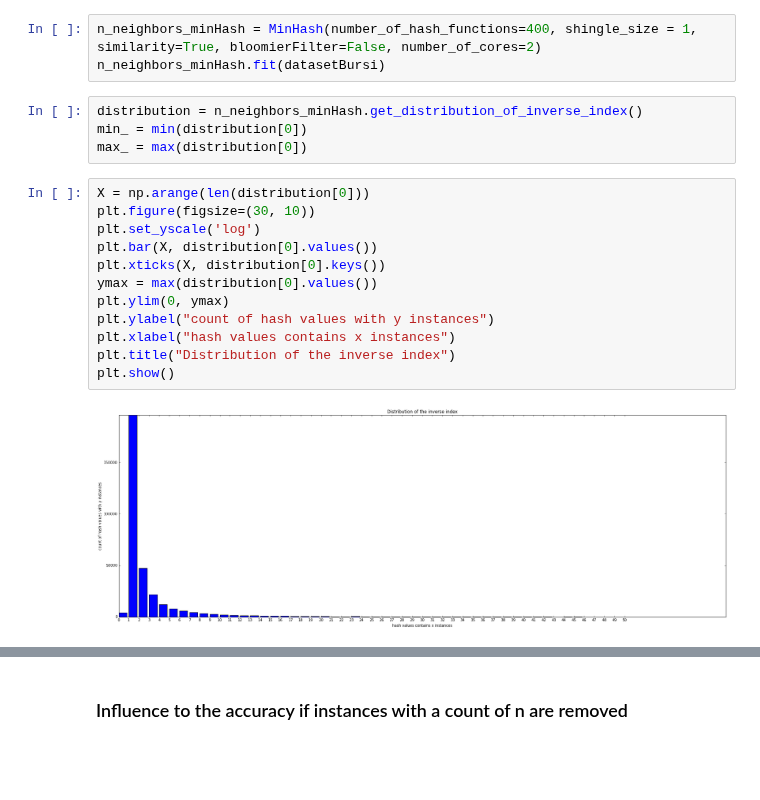
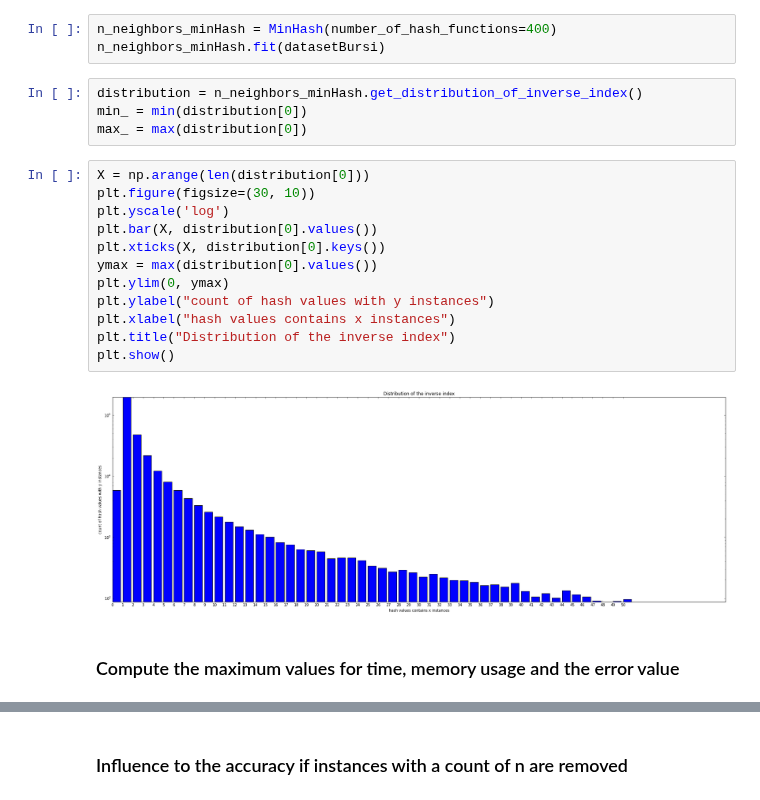
Before and after one commit to joachimwolff/sparse-neighbors-search, a Jupyter notebook: example/Methods to save memory.ipynb, the cells around one changed output, grey strips where cells are left out. Saved outputs shown, nothing was run; the diff lists cells and outputs as text; blank space fills up the shorter version.

```diff
--- a/example/Methods to save memory.ipynb
+++ b/example/Methods to save memory.ipynb
@@ -22,5 +99,5 @@ Wall time: 28.6 s
 # %%
-n_neighbors_minHash = MinHash(number_of_hash_functions=400, shingle_size = 1, similarity=True, bloomierFilter=False, number_of_cores=2)
+n_neighbors_minHash = MinHash(number_of_hash_functions=400)
 n_neighbors_minHash.fit(datasetBursi)
 # %%
 distribution = n_neighbors_minHash.get_distribution_of_inverse_index()
@@ -29,14 +106,16 @@ max_ = max(distribution[0])
 # %%
 X = np.arange(len(distribution[0]))
 plt.figure(figsize=(30, 10))
-plt.set_yscale('log')
+plt.yscale('log')
 plt.bar(X, distribution[0].values())
 plt.xticks(X, distribution[0].keys())
 ymax = max(distribution[0].values())
 plt.ylim(0, ymax)
 plt.ylabel("count of hash values with y instances")
 plt.xlabel("hash values contains x instances")
 plt.title("Distribution of the inverse index")
 plt.show()
 # %% [output]
-[figure, old version]
+[figure, new version]
+# %% [markdown]
+### Compute the maximum values for time, memory usage and the error value
```
Also changed, not shown: parts of 26 cells of this notebook.
